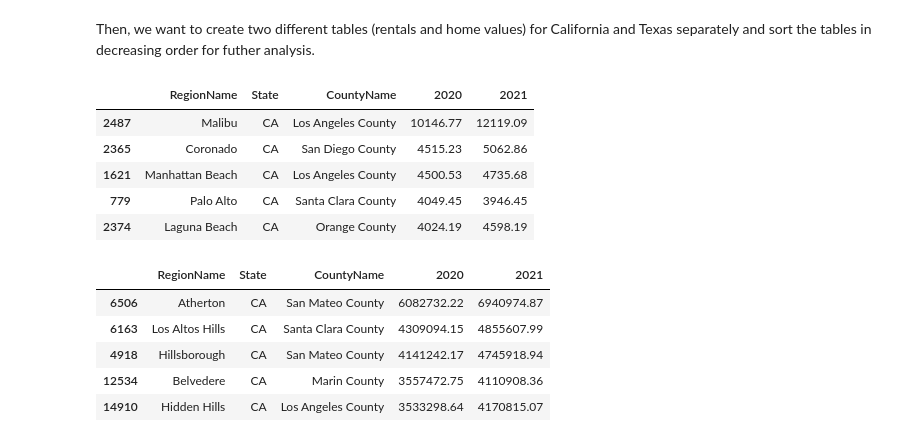
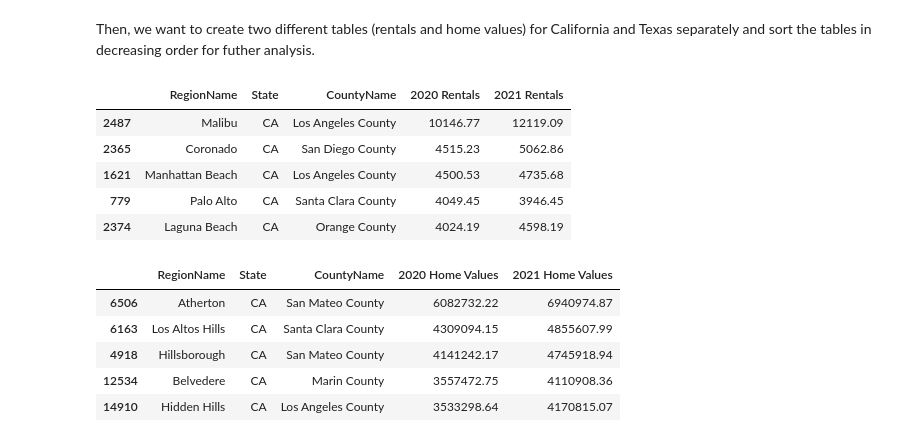
Before and after one commit to ahvuong/COGS108_Data_Science_In_Practice, a Jupyter notebook: DataCheckpointGroup_Sp23_AAA-H.ipynb, the cells around one changed output. Saved outputs shown, nothing was run; the diff lists cells and outputs as text; code cells hidden in the pictures.

Commit message:
merge 2 tables

```diff
--- a/DataCheckpointGroup_Sp23_AAA-H.ipynb
+++ b/DataCheckpointGroup_Sp23_AAA-H.ipynb
@@ -165,19 +165,19 @@ Then, we want to create two different tables (rentals and home values) for Calif
 # %%
 CA_rentals = rentals_df[rentals_df['State'] == 'CA']
 date_columns = CA_rentals.columns[CA_rentals.columns.str.match(r'\d{4}-\d{2}-\d{2}')]
 
 year_2020 = [col for col in date_columns if col[:4] == '2020']
-CA_rentals['2020'] = CA_rentals[year_2020].mean(axis=1, skipna=True)
+CA_rentals['2020 Rentals'] = CA_rentals[year_2020].mean(axis=1, skipna=True)
 year_2021 = [col for col in date_columns if col[:4] == '2021']
-CA_rentals['2021'] = CA_rentals[year_2021].mean(axis=1, skipna= True)
+CA_rentals['2021 Rentals'] = CA_rentals[year_2021].mean(axis=1, skipna= True)
 
-CA_rentals_df = CA_rentals[['RegionName', 'State', 'CountyName', '2020', '2021']]
-years = ['2020', '2021']
+CA_rentals_df = CA_rentals[['RegionName', 'State', 'CountyName', '2020 Rentals', '2021 Rentals']]
+years = ['2020 Rentals', '2021 Rentals']
 CA_rentals_df = CA_rentals_df.sort_values(by= years, ascending=False)
 
 CA_rentals_df.head()
 # %% [output]
-|  | RegionName | State | CountyName | 2020 | 2021 |
+|  | RegionName | State | CountyName | 2020 Rentals | 2021 Rentals |
 | 2487 | Malibu | CA | Los Angeles County | 10146.77 | 12119.09 |
 | 2365 | Coronado | CA | San Diego County | 4515.23 | 5062.86 |
 | 1621 | Manhattan Beach | CA | Los Angeles County | 4500.53 | 4735.68 |
@@ -188,17 +188,17 @@ CA_home_values = home_values_df[home_values_df['State'] == 'CA']
 date_columns = CA_home_values.columns[CA_home_values.columns.str.match(r'\d{4}-\d{2}-\d{2}')]
 
 year_2020 = [col for col in date_columns if col[:4] == '2020']
-CA_home_values['2020'] = CA_home_values[year_2020].mean(axis=1, skipna=True)
+CA_home_values['2020 Home Values'] = CA_home_values[year_2020].mean(axis=1, skipna=True)
 year_2021 = [col for col in date_columns if col[:4] == '2021']
-CA_home_values['2021'] = CA_home_values[year_2021].mean(axis=1, skipna= True)
+CA_home_values['2021 Home Values'] = CA_home_values[year_2021].mean(axis=1, skipna= True)
 
-CA_home_values_df = CA_home_values[['RegionName', 'State', 'CountyName', '2020', '2021']]
-years = ['2020', '2021']
+CA_home_values_df = CA_home_values[['RegionName', 'State', 'CountyName', '2020 Home Values', '2021 Home Values']]
+years = ['2020 Home Values', '2021 Home Values']
 CA_home_values_df = CA_home_values_df.sort_values(by= years, ascending=False)
 
 CA_home_values_df.head()
 # %% [output]
-|  | RegionName | State | CountyName | 2020 | 2021 |
+|  | RegionName | State | CountyName | 2020 Home Values | 2021 Home Values |
 | 6506 | Atherton | CA | San Mateo County | 6082732.22 | 6940974.87 |
 | 6163 | Los Altos Hills | CA | Santa Clara County | 4309094.15 | 4855607.99 |
 | 4918 | Hillsborough | CA | San Mateo County | 4141242.17 | 4745918.94 |
```
Also changed, not shown: parts of 4 cells of this notebook.
